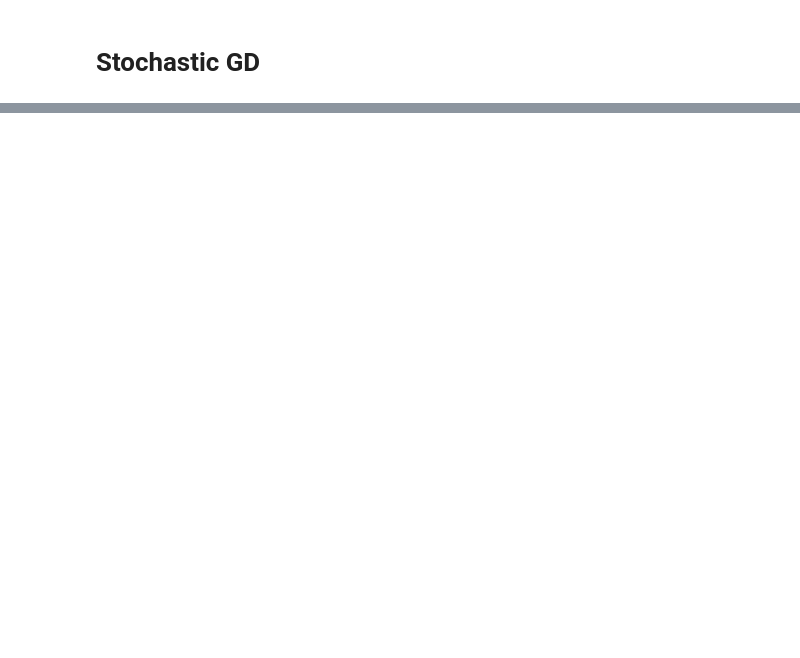
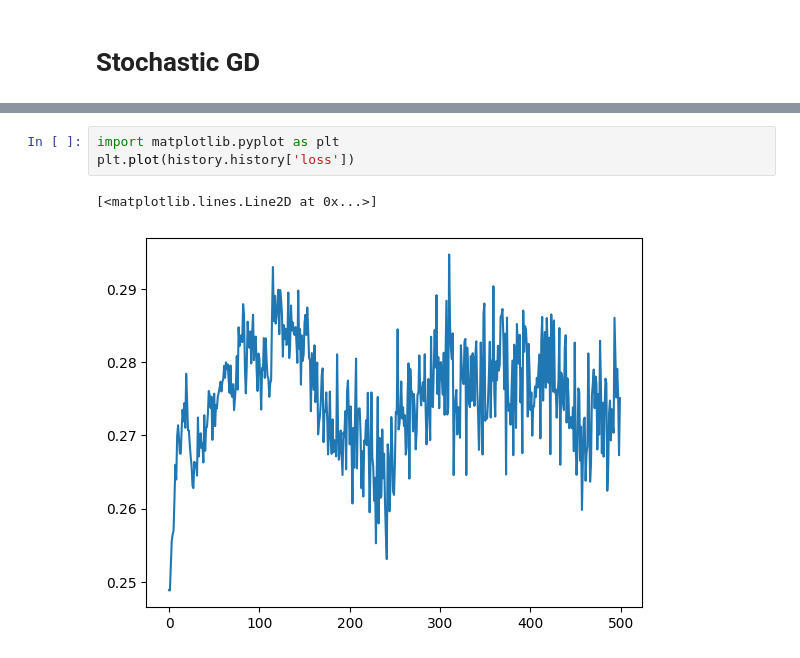
Before and after one commit to MhoOmm/DL_Learning, a Jupyter notebook: GradientDescent/batchgdv-ssgd.ipynb, the cells around one changed output, grey strips where cells are left out. Saved outputs shown, nothing was run; the diff lists cells and outputs as text; blank space fills up the shorter version.

```diff
--- a/GradientDescent/batchgdv-ssgd.ipynb
+++ b/GradientDescent/batchgdv-ssgd.ipynb
@@ -129,0 +121,6 @@ Epoch 500/500
+# %%
+import matplotlib.pyplot as plt
+plt.plot(history.history['loss'])
+# %% [output]
+[<matplotlib.lines.Line2D at 0x...>]
+[figure, added]
```
Also changed, not shown: parts of 4 cells of this notebook.
